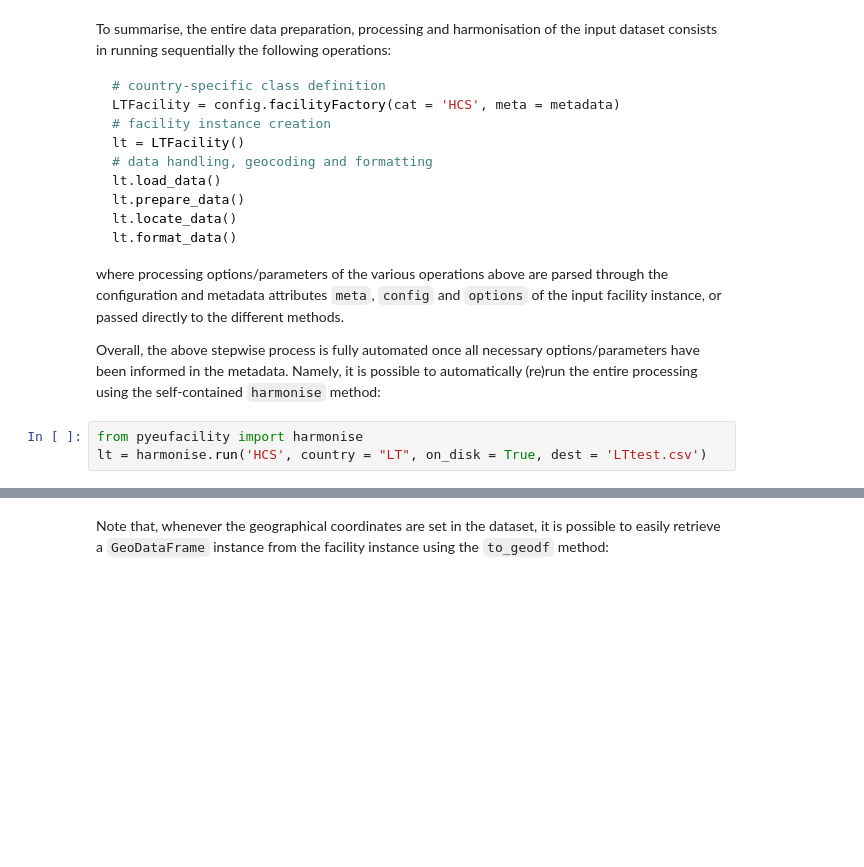
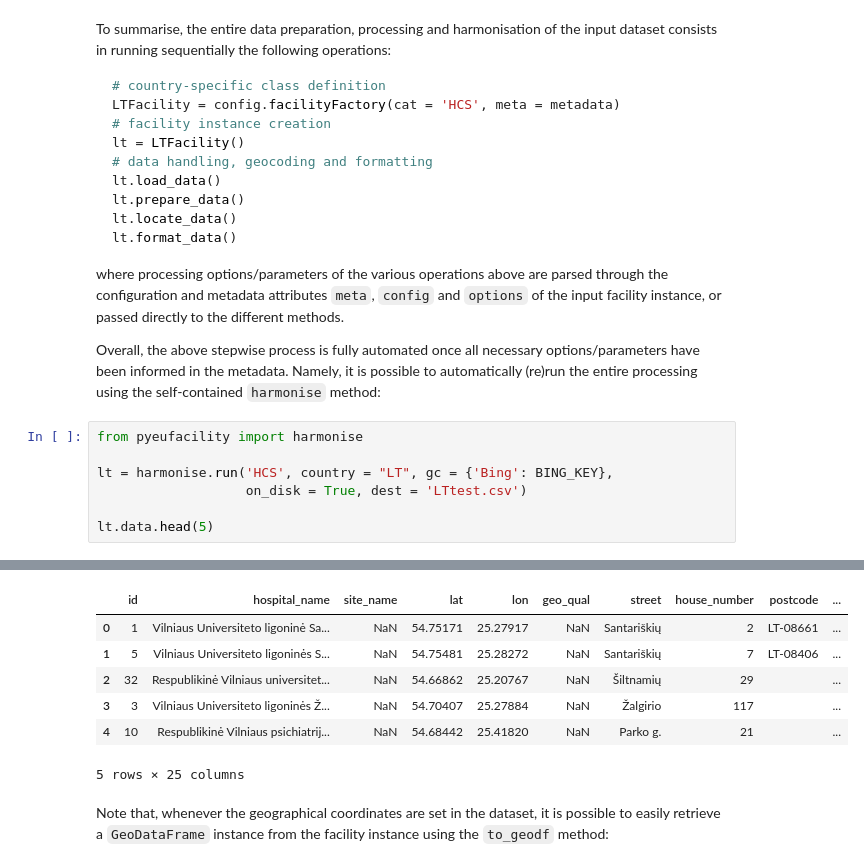
Before and after one commit to eurostat/basic-services, a Jupyter notebook: src/python/notebooks/02_HCS_LT.ipynb, the cells around one changed output, grey strips where cells are left out. Cells and saved outputs as stored; diff of their text form; blank space fills up the shorter version.

```diff
--- a/src/python/notebooks/02_HCS_LT.ipynb
+++ b/src/python/notebooks/02_HCS_LT.ipynb
@@ -515,7 +549,11 @@ where processing options/parameters of the various operations above are parsed t
 Overall, the above stepwise process is fully automated once all necessary options/parameters have been informed in the metadata. Namely, it is possible to automatically (re)run the entire processing using the self-contained `harmonise` method:
 # %%
 from pyeufacility import harmonise
-lt = harmonise.run('HCS', country = "LT", on_disk = True, dest = 'LTtest.csv')
+
+lt = harmonise.run('HCS', country = "LT", gc = {'Bing': BING_KEY},
+                   on_disk = True, dest = 'LTtest.csv')
+
+lt.data.head(5)
 # %% [output]
 WARNING:root:
 ! Country py-module 'pyeufacility.hcs.LThcs' found !
@@ -525,5 +566,12 @@ WARNING:root:! Ad-hoc metadata found - JSON-file '/Users/gjacopo/DevOps/basic-se
 WARNING:root:
 ! Harmonised data for country 'LT' generated !
+|  | id | hospital_name | site_name | lat | lon | geo_qual | street | house_number | postcode | ... |
+| 0 | 1 | Vilniaus Universiteto ligoninė Sa... | NaN | 54.75171 | 25.27917 | NaN | Santariškių | 2 | LT-08661 | ... |
+| 1 | 5 | Vilniaus Universiteto ligoninės S... | NaN | 54.75481 | 25.28272 | NaN | Santariškių | 7 | LT-08406 | ... |
+| 2 | 32 | Respublikinė Vilniaus universitet... | NaN | 54.66862 | 25.20767 | NaN | Šiltnamių | 29 |  | ... |
+| 3 | 3 | Vilniaus Universiteto ligoninės Ž... | NaN | 54.70407 | 25.27884 | NaN | Žalgirio | 117 |  | ... |
+| 4 | 10 | Respublikinė Vilniaus psichiatrij... | NaN | 54.68442 | 25.41820 | NaN | Parko g. | 21 |  | ... |
+5 rows × 25 columns
 # %% [markdown]
 Note that, whenever the geographical coordinates are set in the dataset, it is possible to easily retrieve a `GeoDataFrame` instance from the facility instance using the `to_geodf` method:
 # %%
```
Also changed, not shown: parts of 23 cells of this notebook.
